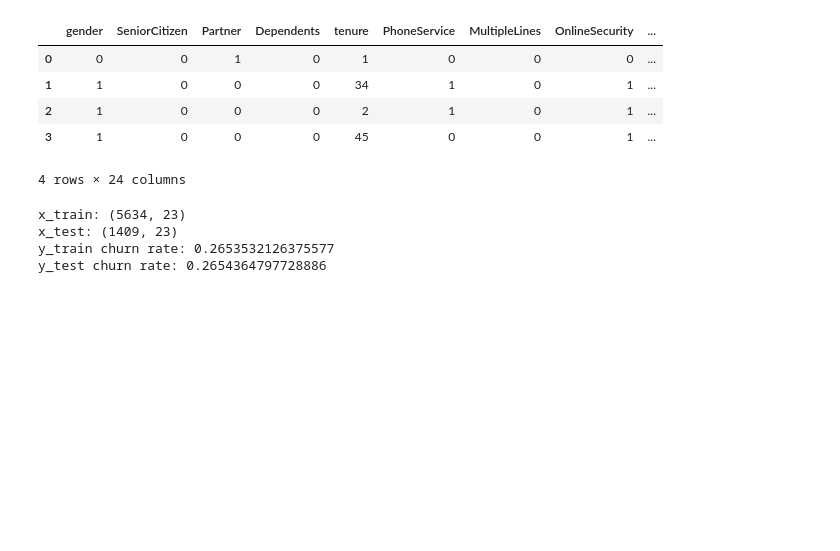
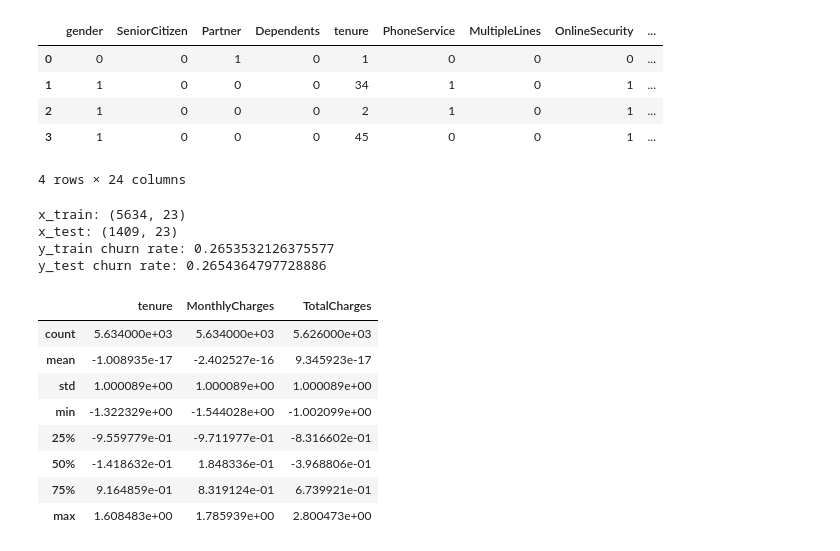
Before and after one commit to karanraj2008/churn-prediction, a Jupyter notebook: notebooks/02_feature_engineering.ipynb, the cells around one changed output. Cells and saved outputs as stored; diff of their text form; code cells hidden in the pictures; blank space fills up the shorter version.

```diff
--- a/notebooks/02_feature_engineering.ipynb
+++ b/notebooks/02_feature_engineering.ipynb
@@ -254,0 +264,12 @@ y_test churn rate: 0.2654364797728886
+# %%
+x_train[numeric_cols].describe()
+# %% [output]
+|  | tenure | MonthlyCharges | TotalCharges |
+| count | 5.634000e+03 | 5.634000e+03 | 5.626000e+03 |
+| mean | -1.008935e-17 | -2.402527e-16 | 9.345923e-17 |
+| std | 1.000089e+00 | 1.000089e+00 | 1.000089e+00 |
+| min | -1.322329e+00 | -1.544028e+00 | -1.002099e+00 |
+| 25% | -9.559779e-01 | -9.711977e-01 | -8.316602e-01 |
+| 50% | -1.418632e-01 | 1.848336e-01 | -3.968806e-01 |
+| 75% | 9.164859e-01 | 8.319124e-01 | 6.739921e-01 |
+| max | 1.608483e+00 | 1.785939e+00 | 2.800473e+00 |
```
Also changed, not shown: parts of 3 cells of this notebook, 1 other file.
